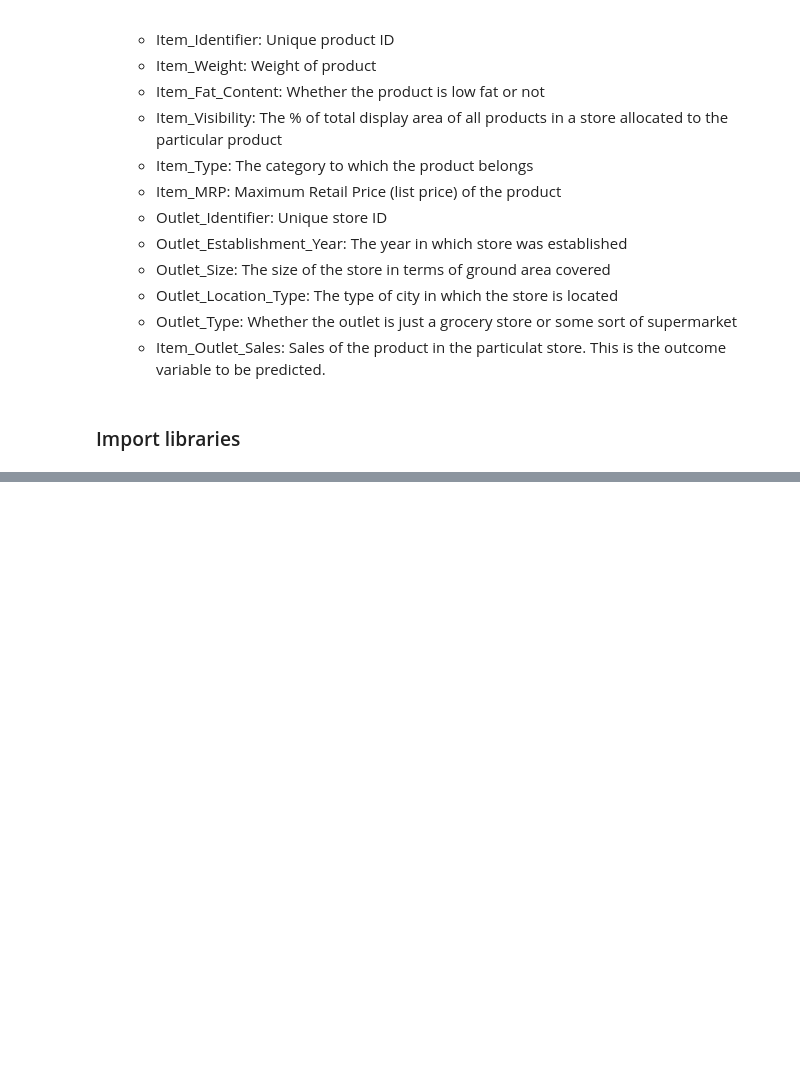
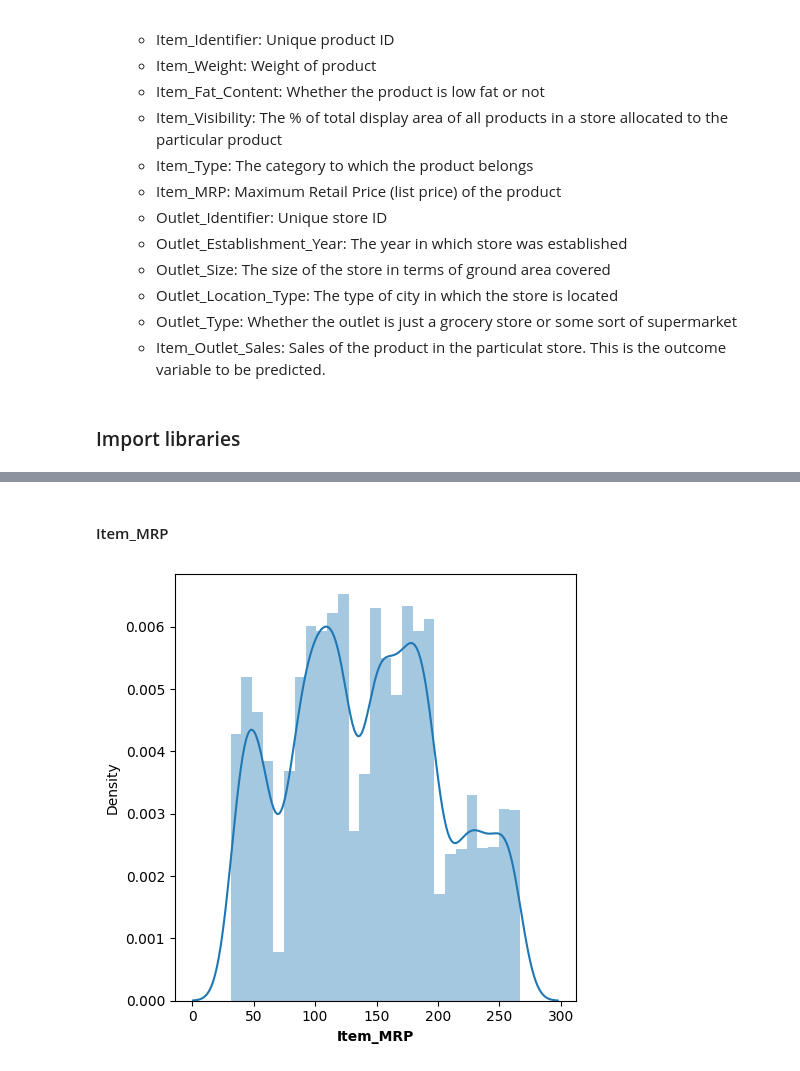
Before and after one commit to rewatevijaykumar/store-sales-prediction, a Jupyter notebook: notebooks/store-sales-prediction.ipynb, the cells around one changed output, grey strips where cells are left out. Cells and saved outputs as stored; diff of their text form; code cells hidden in the pictures; blank space fills up the shorter version.

```diff
--- a/notebooks/store-sales-prediction.ipynb
+++ b/notebooks/store-sales-prediction.ipynb
@@ -43,0 +192,9 @@ df = pd.read_csv('notebooks\Train.csv')
+# %% [markdown]
+#### Item_MRP
+# %%
+plt.figure(figsize=(5,5))
+sns.distplot(df['Item_MRP'],kde=True)
+plt.xlabel('Item_MRP',weight='bold')
+plt.tight_layout()
+# %% [output]
+[figure, added]
```
Also changed, not shown: parts of 53 cells of this notebook.
